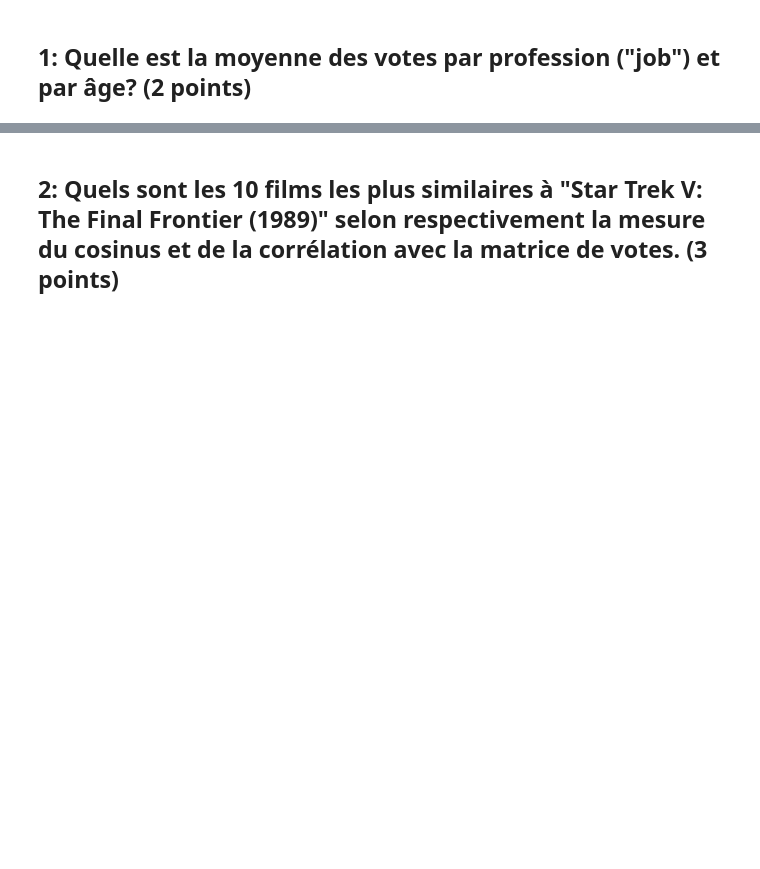
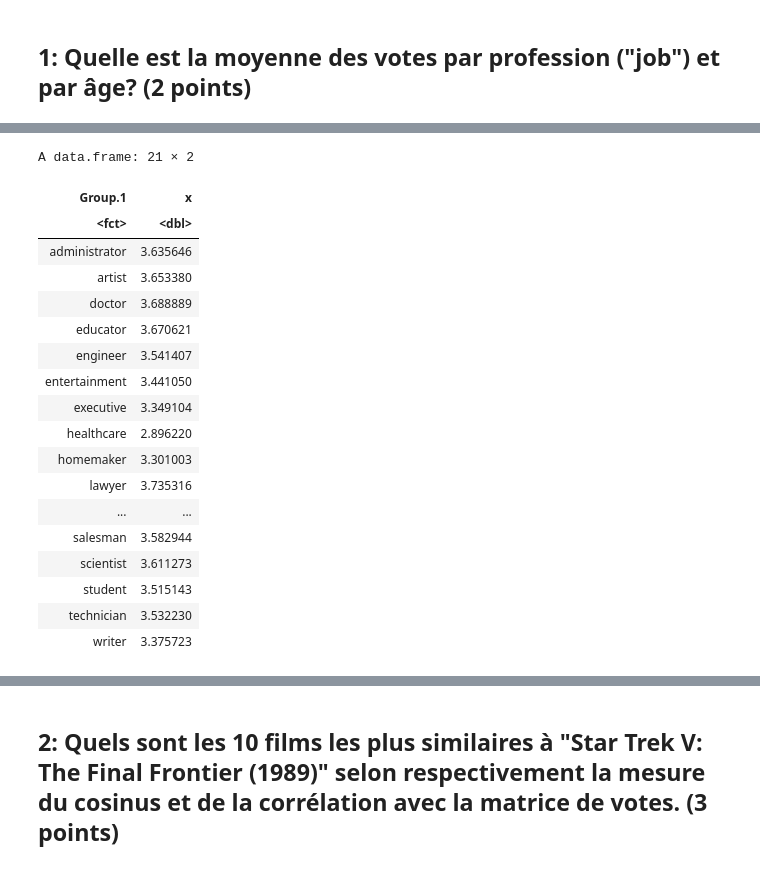
Before and after one commit to FabriceCh/log6308, a Jupyter notebook: tp1/Untitled.ipynb, the cells around one changed output, grey strips where cells are left out. Cells and saved outputs as stored; diff of their text form; code cells hidden in the pictures; blank space fills up the shorter version.

```diff
--- a/tp1/Untitled.ipynb
+++ b/tp1/Untitled.ipynb
@@ -4,0 +55,22 @@
+# %%
+aggregate(allData[,3], list(allData$job), mean)
+# %% [output]
+A data.frame: 21 × 2
+| Group.1 | x |
+| <fct> | <dbl> |
+| administrator | 3.635646 |
+| artist | 3.653380 |
+| doctor | 3.688889 |
+| educator | 3.670621 |
+| engineer | 3.541407 |
+| entertainment | 3.441050 |
+| executive | 3.349104 |
+| healthcare | 2.896220 |
+| homemaker | 3.301003 |
+| lawyer | 3.735316 |
+| ... | ... |
+| salesman | 3.582944 |
+| scientist | 3.611273 |
+| student | 3.515143 |
+| technician | 3.532230 |
+| writer | 3.375723 |
```
Also changed, not shown: parts of 5 cells of this notebook.
